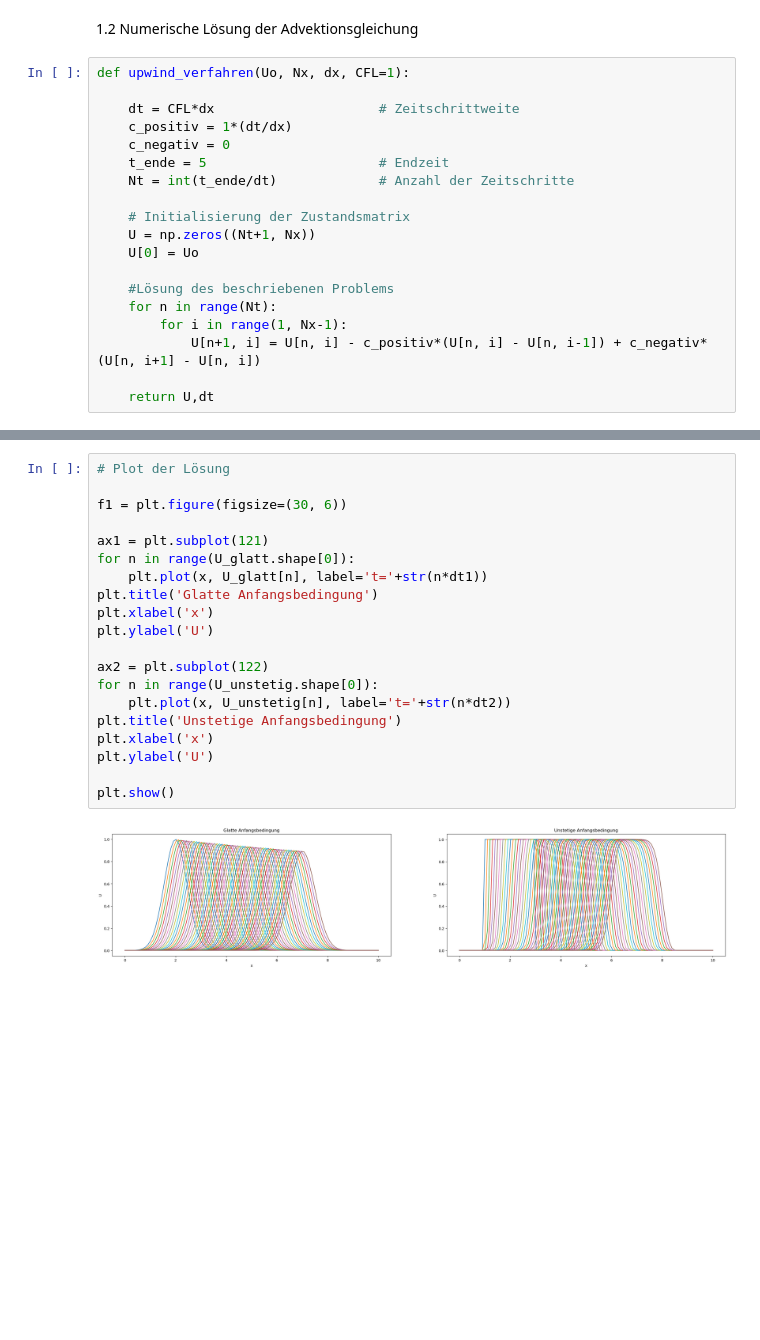
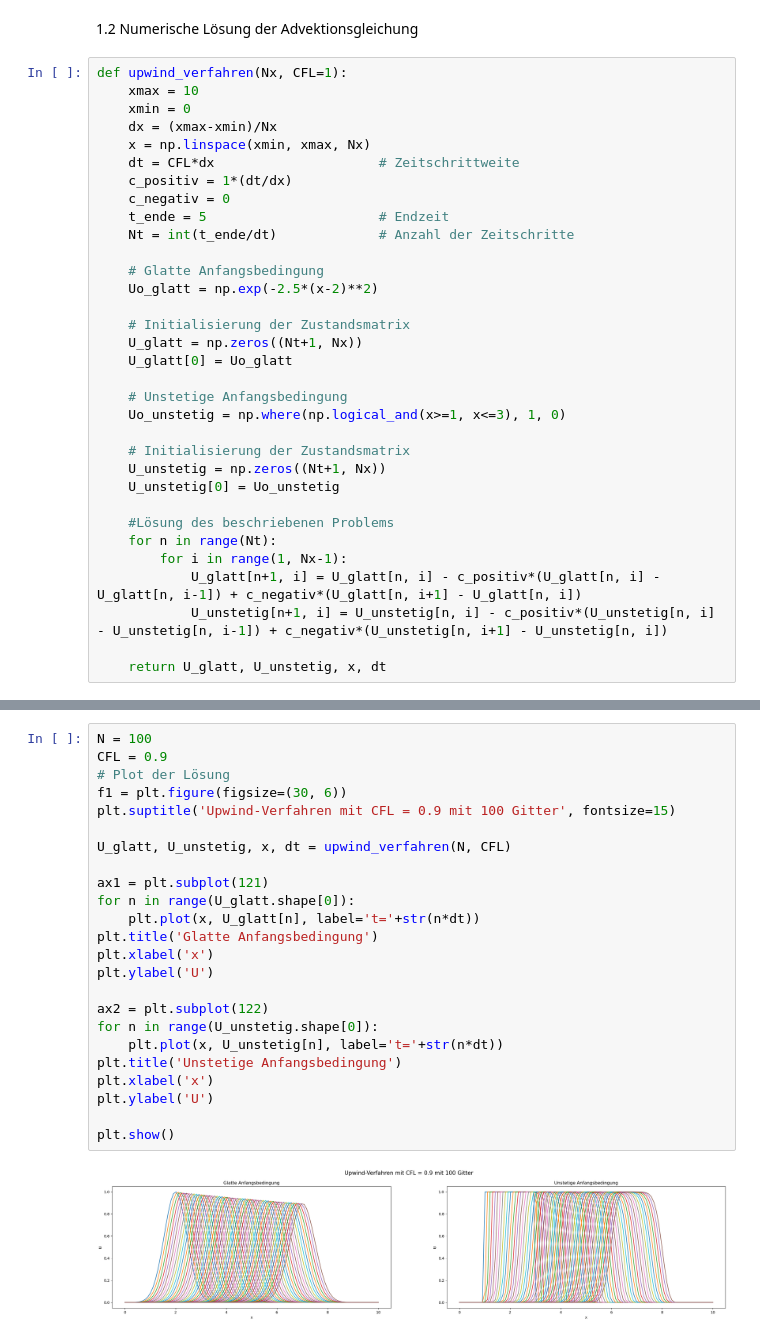
Before and after one commit to Javiermateor/Flachwassergleichung, a Jupyter notebook: HA1.ipynb, the cells around one changed output, grey strips where cells are left out. Drawn from its saved outputs; the diff is of its cells as text; blank space fills up the shorter version.

Commit message:
HA1-Upwind-Verfahren-ii

```diff
--- a/HA1.ipynb
+++ b/HA1.ipynb
@@ -5,21 +5,35 @@ import pandas as pd
 # %% [markdown]
 1.2 Numerische Lösung der Advektionsgleichung
 # %%
-def upwind_verfahren(Uo, Nx, dx, CFL=1):
-
+def upwind_verfahren(Nx, CFL=1):
+    xmax = 10
+    xmin = 0
+    dx = (xmax-xmin)/Nx
+    x = np.linspace(xmin, xmax, Nx)
     dt = CFL*dx                     # Zeitschrittweite
     c_positiv = 1*(dt/dx)
     c_negativ = 0
     t_ende = 5                      # Endzeit
     Nt = int(t_ende/dt)             # Anzahl der Zeitschritte
 
+    # Glatte Anfangsbedingung
+    Uo_glatt = np.exp(-2.5*(x-2)**2)
+
     # Initialisierung der Zustandsmatrix
-    U = np.zeros((Nt+1, Nx))
-    U[0] = Uo
+    U_glatt = np.zeros((Nt+1, Nx))
+    U_glatt[0] = Uo_glatt
+
+    # Unstetige Anfangsbedingung
+    Uo_unstetig = np.where(np.logical_and(x>=1, x<=3), 1, 0)
+
+    # Initialisierung der Zustandsmatrix
+    U_unstetig = np.zeros((Nt+1, Nx))
+    U_unstetig[0] = Uo_unstetig
 
     #Lösung des beschriebenen Problems
     for n in range(Nt):
         for i in range(1, Nx-1):
-            U[n+1, i] = U[n, i] - c_positiv*(U[n, i] - U[n, i-1]) + c_negativ*(U[n, i+1] - U[n, i])
+            U_glatt[n+1, i] = U_glatt[n, i] - c_positiv*(U_glatt[n, i] - U_glatt[n, i-1]) + c_negativ*(U_glatt[n, i+1] - U_glatt[n, i])
+            U_unstetig[n+1, i] = U_unstetig[n, i] - c_positiv*(U_unstetig[n, i] - U_unstetig[n, i-1]) + c_negativ*(U_unstetig[n, i+1] - U_unstetig[n, i])
 
-    return U,dt
+    return U_glatt, U_unstetig, x, dt
@@ -42,22 +42,26 @@ U_unstetig, dt2 = upwind_verfahren(Uo_unstetig, Nx, dx, CFL)
 # %%
+N = 100
+CFL = 0.9
 # Plot der Lösung
+f1 = plt.figure(figsize=(30, 6))
+plt.suptitle('Upwind-Verfahren mit CFL = 0.9 mit 100 Gitter', fontsize=15)
 
-f1 = plt.figure(figsize=(30, 6))
+U_glatt, U_unstetig, x, dt = upwind_verfahren(N, CFL)
 
 ax1 = plt.subplot(121)
 for n in range(U_glatt.shape[0]):
-    plt.plot(x, U_glatt[n], label='t='+str(n*dt1))
+    plt.plot(x, U_glatt[n], label='t='+str(n*dt))
 plt.title('Glatte Anfangsbedingung')
 plt.xlabel('x')
 plt.ylabel('U')
 
 ax2 = plt.subplot(122)
 for n in range(U_unstetig.shape[0]):
-    plt.plot(x, U_unstetig[n], label='t='+str(n*dt2))
+    plt.plot(x, U_unstetig[n], label='t='+str(n*dt))
 plt.title('Unstetige Anfangsbedingung')
 plt.xlabel('x')
 plt.ylabel('U')
 
 plt.show()
 # %% [output]
-[figure, old version]
+[figure, new version]
```
Also changed, not shown: parts of 5 cells of this notebook.
